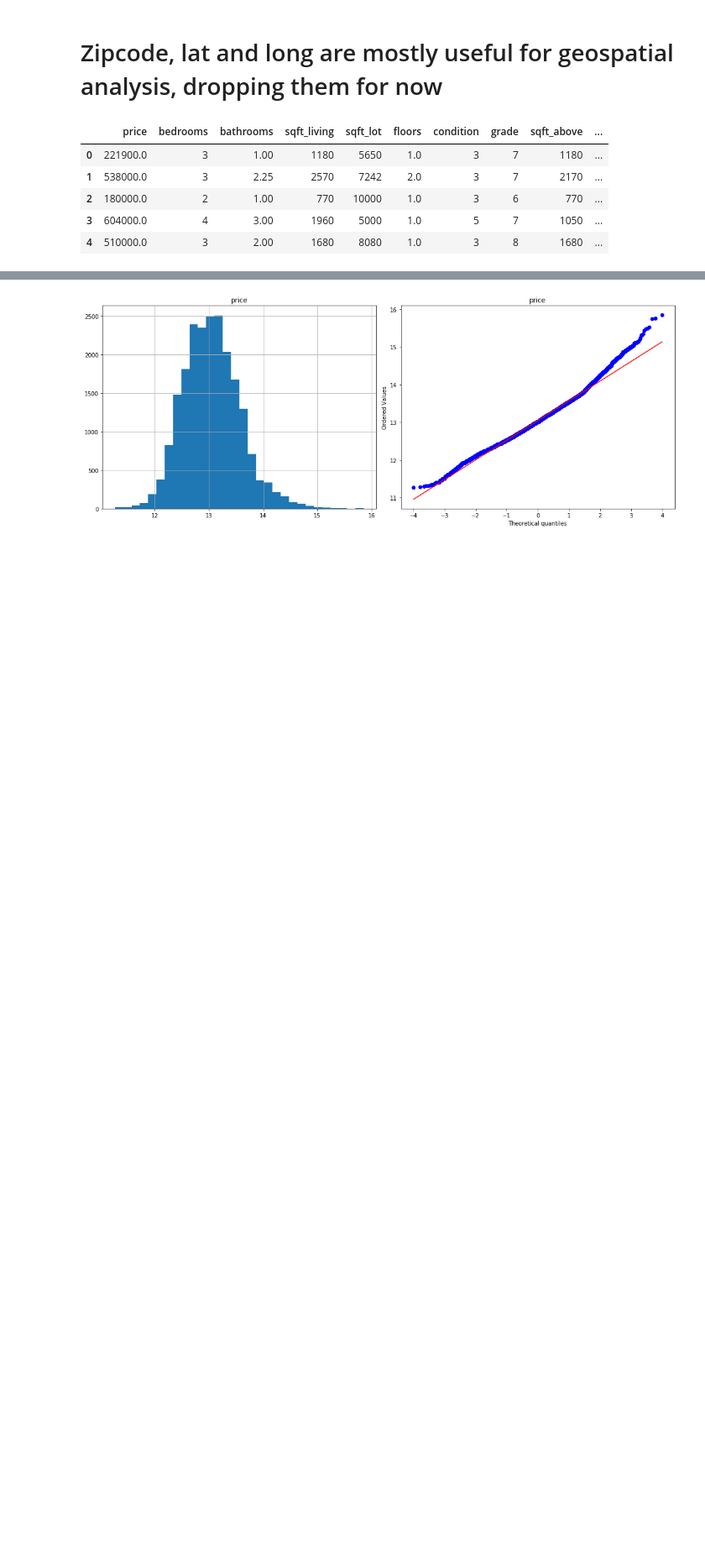
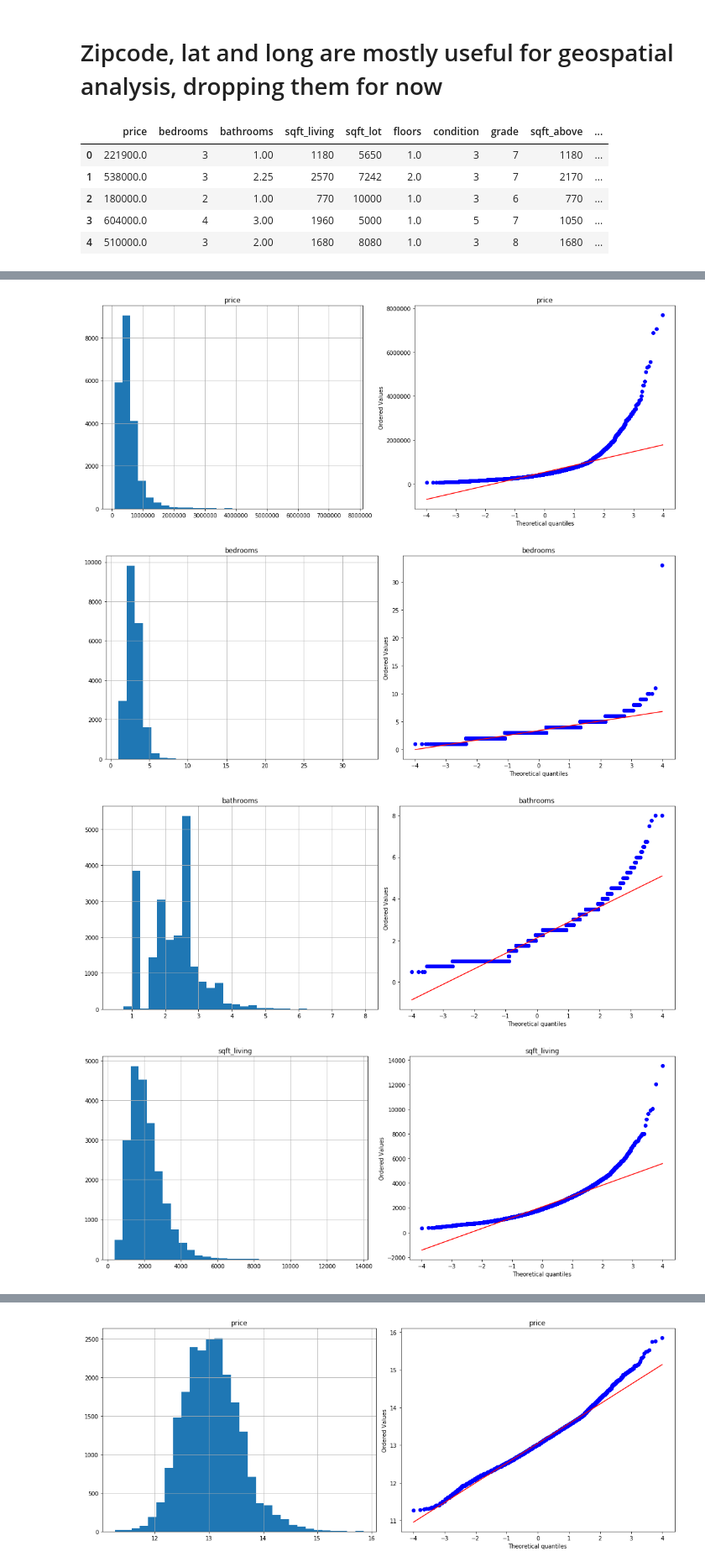
Before and after one commit to MichaelBurak/mrburakproj1, a Jupyter notebook: mrburakproj1.ipynb, the cells around one changed output, grey strips where cells are left out. Shown at 84% size. Saved outputs shown, nothing was run; the diff lists cells and outputs as text; code cells hidden in the pictures; blank space fills up the shorter version.

```diff
--- a/mrburakproj1.ipynb
+++ b/mrburakproj1.ipynb
@@ -336,3 +375,11 @@ def diagnostic_plots(df, variable):
 
     plt.tight_layout()
     plt.show()
+# %%
+for col in df.columns:
+    diagnostic_plots(df,col)
+# %% [output]
+[figure, added]
+[figure, added]
+[figure, added]
+[figure, added]
```
Also changed, not shown: parts of 60 cells of this notebook.
